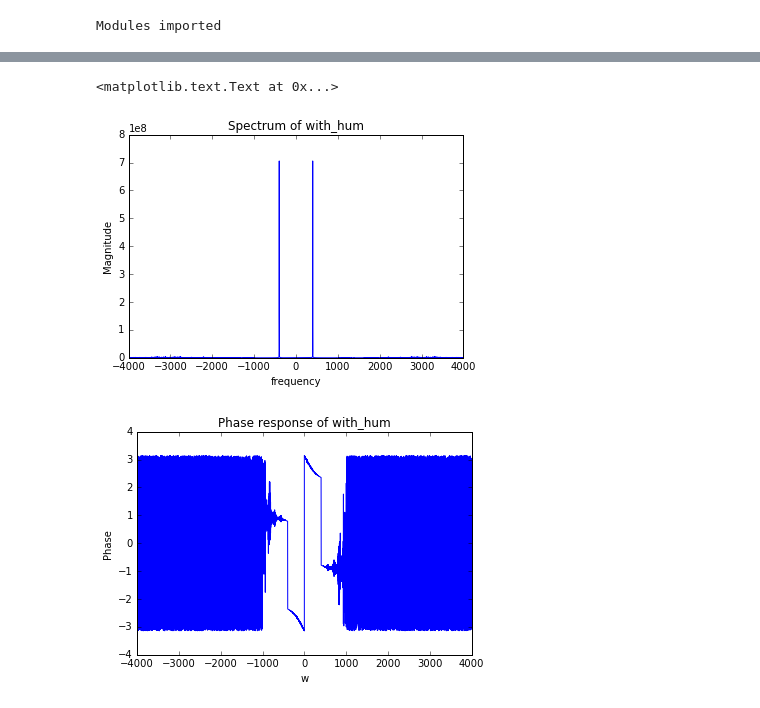
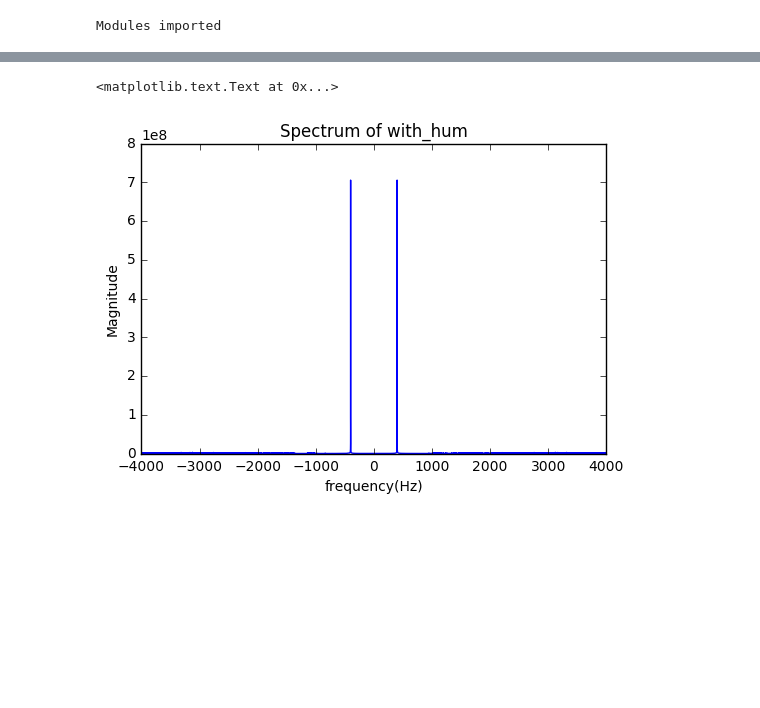
Before and after one commit to rexxy-sasori/ECE420, a Jupyter notebook: lab2/Prelab2.ipynb, the cells around one changed output, grey strips where cells are left out. Saved outputs shown, nothing was run; the diff lists cells and outputs as text; code cells hidden in the pictures; blank space fills up the shorter version.

```diff
--- a/lab2/Prelab2.ipynb
+++ b/lab2/Prelab2.ipynb
@@ -21,31 +21,23 @@ Audio("with_hum.wav")
 # %%
 #analysis
 #with_hum
 %matplotlib inline
 size = len(data_hum)
 pi = np.pi
 HUM = np.fft.fft(data_hum,size)
 HUM = np.fft.fftshift(HUM)
 
 w = 2*pi*(np.fft.fftfreq(size))
 w = np.fft.fftshift(w)
 analog = sampling_hum * w /2/pi
 
-plt.plot(analog,np.absolute(HUM))
+plt.plot(analog,(np.absolute(HUM)))
 plt.title("Spectrum of with_hum")
-plt.xlabel("frequency")
+plt.xlabel("frequency(Hz)")
 plt.ylabel("Magnitude")
-
-plt.figure()
-
-plt.plot(analog,np.angle(HUM))
-plt.title("Phase response of with_hum")
-plt.xlabel("w")
-plt.ylabel("Phase")
 # %% [output]
 <matplotlib.text.Text at 0x...>
-[figure, old version]
+[figure, new version]
-[figure, removed]
 # %%
 #analysis
 #without hum
```
Also changed, not shown: parts of 7 cells of this notebook, 2 other files.
